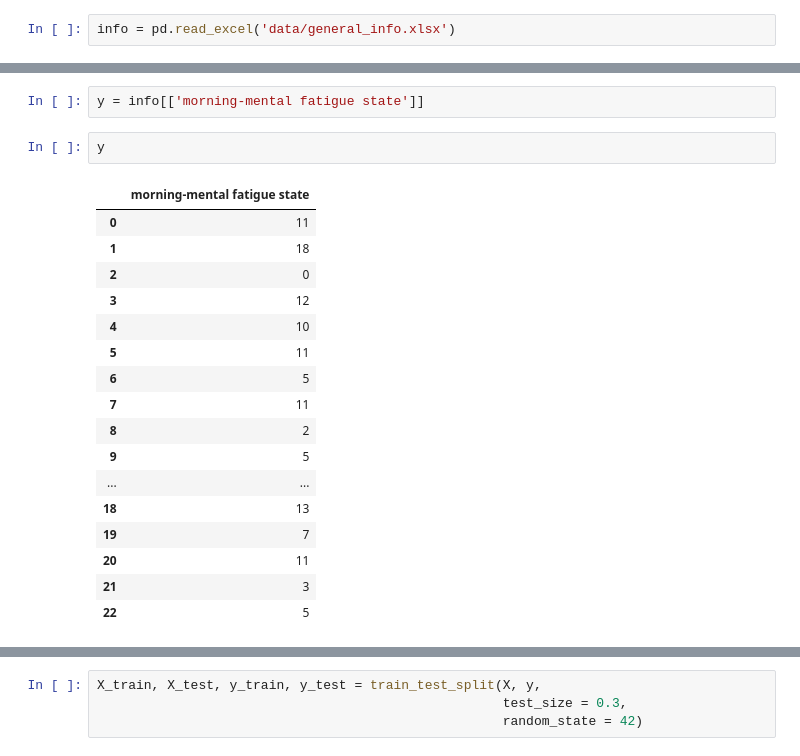
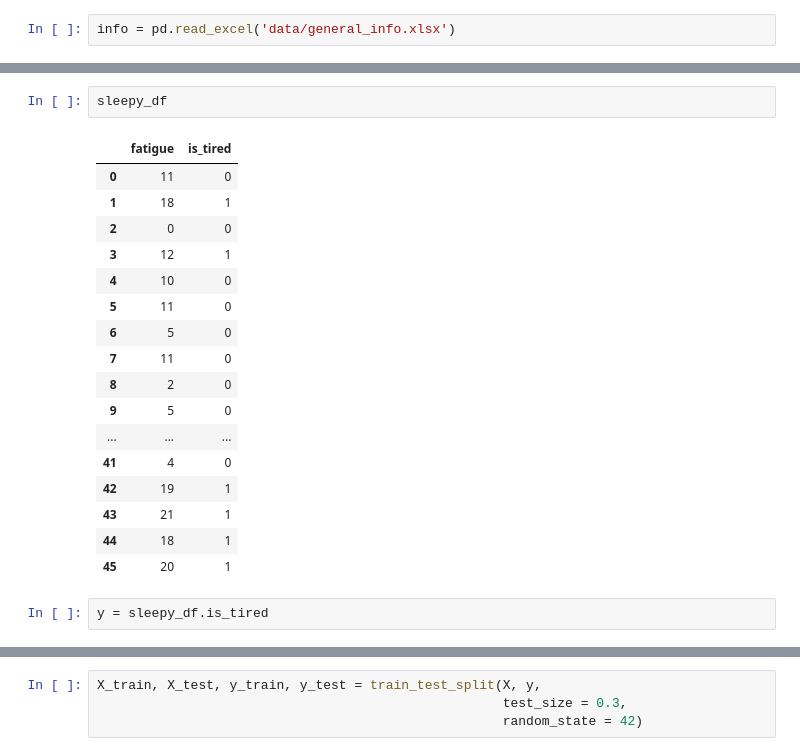
Before and after one commit to CapnJackSparrow/09-IMU-based-fatigue-detection, a Jupyter notebook: notebooks/jingle_fatigue_detection.ipynb, the cells around one changed output, grey strips where cells are left out. Saved outputs shown, nothing was run; the diff lists cells and outputs as text.

```diff
--- a/notebooks/jingle_fatigue_detection.ipynb
+++ b/notebooks/jingle_fatigue_detection.ipynb
@@ -131,25 +165,25 @@ info
 | 20 | S21 | 33 | male | graduate degree | full | married | yes | no | 30000-40000 | ... |
 | 21 | S22 | 28 | female | master degree | full | single | no | yes | 15000-20000 | ... |
 | 22 | S23 | 30 | female | graduate degree | full | single | no | no | 15000-20000 | ... |
+# %%
+sleepy_df
+# %% [output]
+|  | fatigue | is_tired |
+| 0 | 11 | 0 |
+| 1 | 18 | 1 |
+| 2 | 0 | 0 |
+| 3 | 12 | 1 |
+| 4 | 10 | 0 |
+| 5 | 11 | 0 |
+| 6 | 5 | 0 |
+| 7 | 11 | 0 |
+| 8 | 2 | 0 |
+| 9 | 5 | 0 |
+| ... | ... | ... |
+| 41 | 4 | 0 |
+| 42 | 19 | 1 |
+| 43 | 21 | 1 |
+| 44 | 18 | 1 |
+| 45 | 20 | 1 |
 # %%
-y = info[['morning-mental fatigue state']]
+y = sleepy_df.is_tired
-# %%
-y
-# %% [output]
-|  | morning-mental fatigue state |
-| 0 | 11 |
-| 1 | 18 |
-| 2 | 0 |
-| 3 | 12 |
-| 4 | 10 |
-| 5 | 11 |
-| 6 | 5 |
-| 7 | 11 |
-| 8 | 2 |
-| 9 | 5 |
-| ... | ... |
-| 18 | 13 |
-| 19 | 7 |
-| 20 | 11 |
-| 21 | 3 |
-| 22 | 5 |
```
Also changed, not shown: parts of 38 cells of this notebook.
